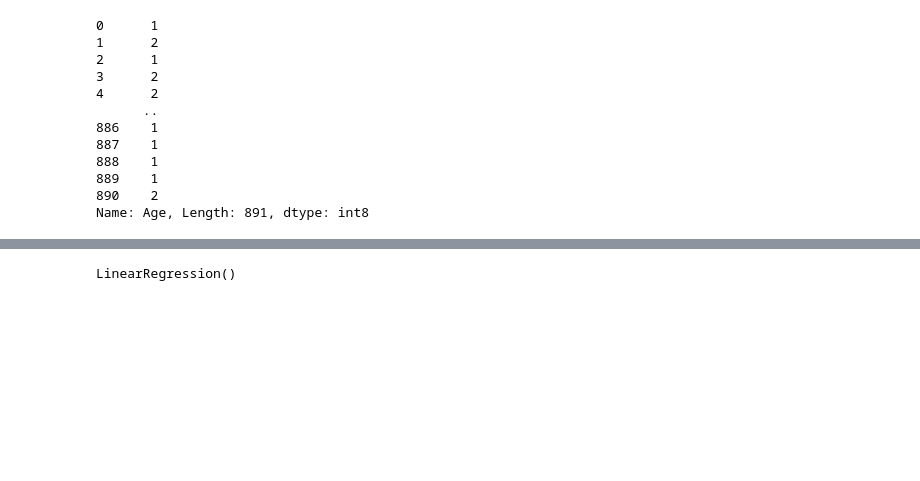
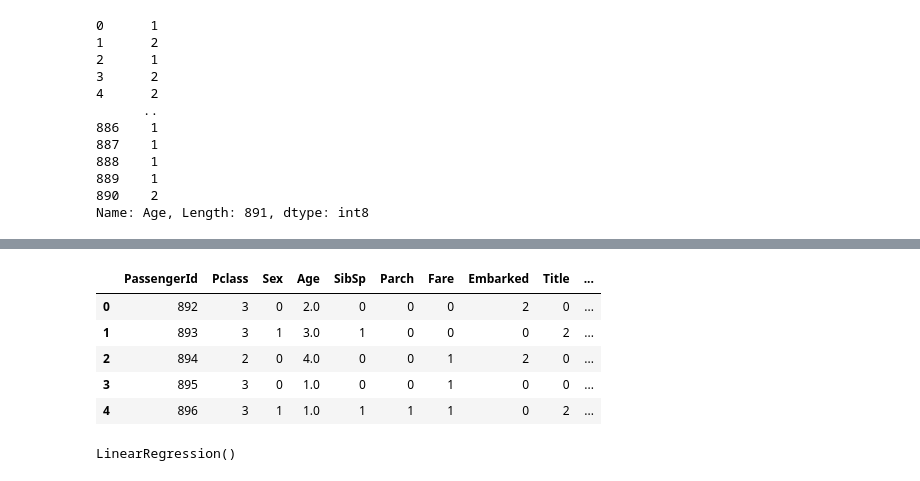
Before and after one commit to Mygithubtejas-nayak/Titanic, a Jupyter notebook: Titanic.ipynb, the cells around one changed output, grey strips where cells are left out. Saved outputs shown, nothing was run; the diff lists cells and outputs as text; code cells hidden in the pictures; blank space fills up the shorter version.

```diff
--- a/Titanic.ipynb
+++ b/Titanic.ipynb
@@ -368,8 +368,8 @@ Data columns (total 12 columns):
 dtypes: float64(3), int64(7), object(2)
 memory usage: 83.7+ KB
 # %%
-test["Age"].fillna(test.groupby("Sex")["Age"].transform("median"), inplace=True)
-train["Age"].fillna(train.groupby("Sex")["Age"].transform("median"), inplace=True)
+test["Age"].fillna(test.groupby("Sex")["Age"].transform("mean"), inplace=True)
+train["Age"].fillna(train.groupby("Sex")["Age"].transform("mean"), inplace=True)
 # %%
 train.info()
 # %% [output]
@@ -477 +529,10 @@ memory usage: 59.3 KB
+# %%
+test.head()
+# %% [output]
+|  | PassengerId | Pclass | Sex | Age | SibSp | Parch | Fare | Embarked | Title | ... |
+| 0 | 892 | 3 | 0 | 2.0 | 0 | 0 | 0 | 2 | 0 | ... |
+| 1 | 893 | 3 | 1 | 3.0 | 1 | 0 | 0 | 0 | 2 | ... |
+| 2 | 894 | 2 | 0 | 4.0 | 0 | 0 | 1 | 2 | 0 | ... |
+| 3 | 895 | 3 | 0 | 1.0 | 0 | 0 | 1 | 0 | 0 | ... |
+| 4 | 896 | 3 | 1 | 1.0 | 1 | 1 | 1 | 0 | 2 | ... |
 # %%
```
Also changed, not shown: parts of 18 cells of this notebook, 4 other files.
